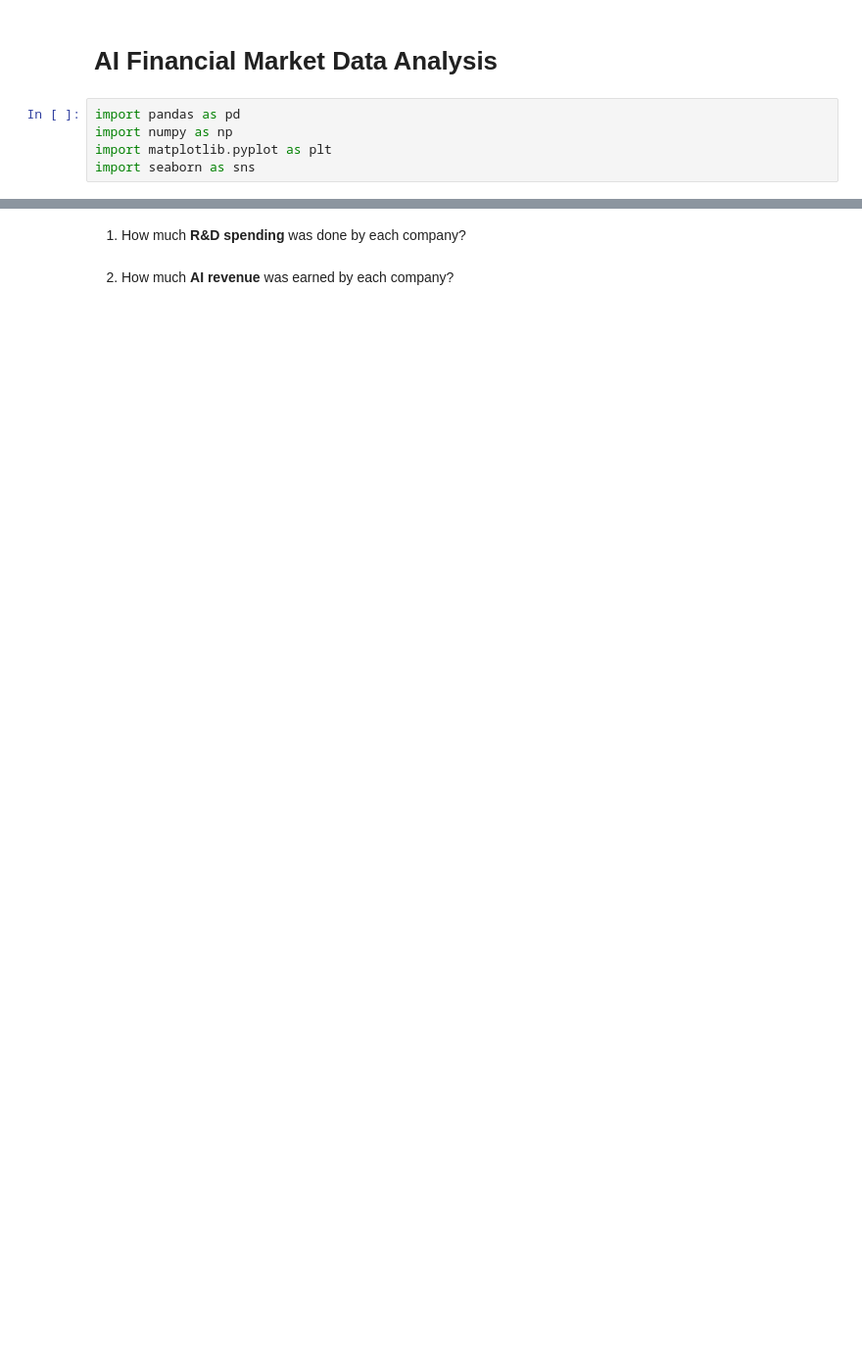
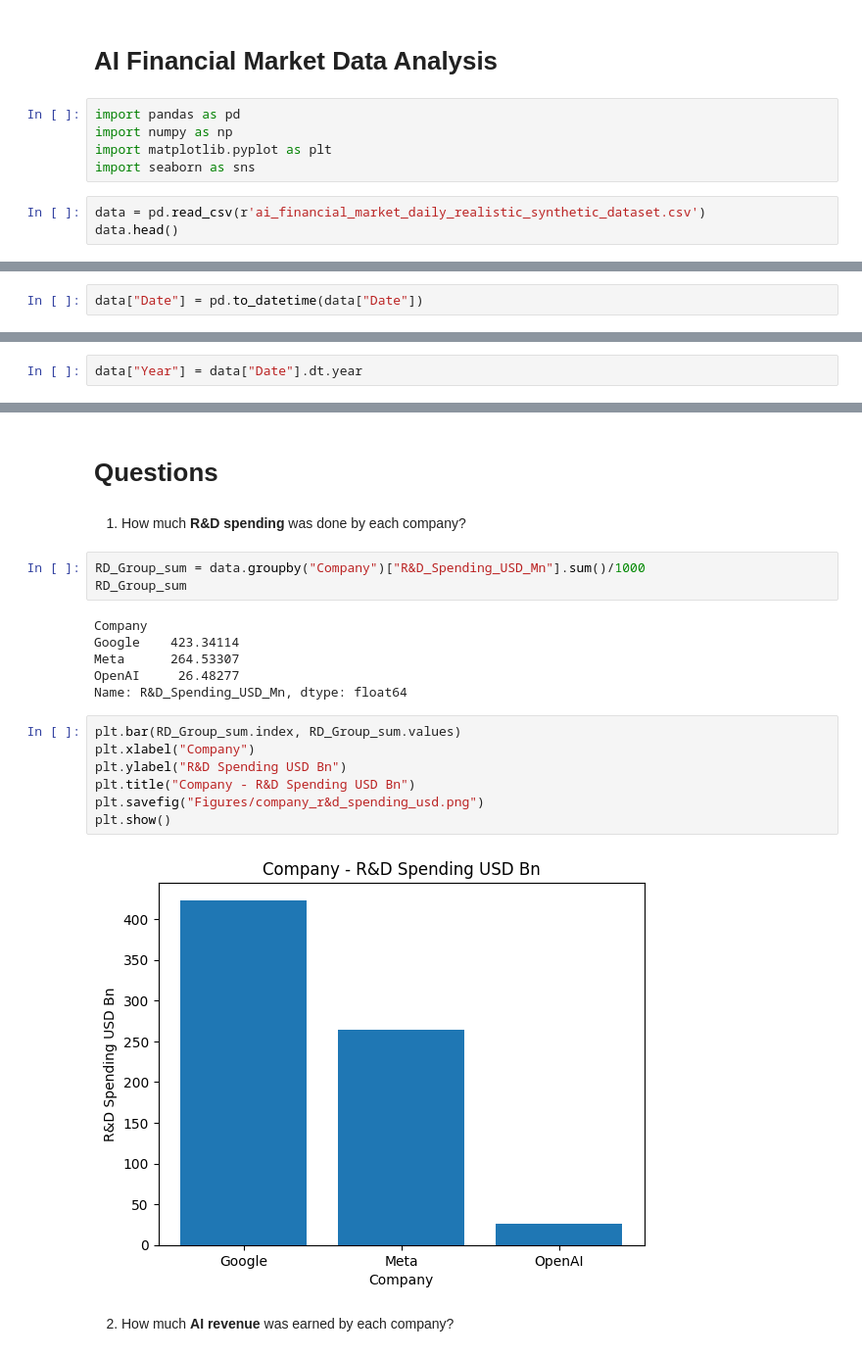
Before and after one commit to sankajithdjinasena/DataAnalysisProjects, a Jupyter notebook: AI_Financial_Market_Data_Analysis/AI_Financial_Market_Data_Analysis.ipynb, the cells around one changed output, grey strips where cells are left out. Shown: that part at 98% size. Cells and saved outputs as stored; diff of their text form; blank space fills up the shorter version.

Commit message:
AI Market Analyze Half

```diff
--- a/AI_Financial_Market_Data_Analysis/AI_Financial_Market_Data_Analysis.ipynb
+++ b/AI_Financial_Market_Data_Analysis/AI_Financial_Market_Data_Analysis.ipynb
@@ -5,3 +5,6 @@ import pandas as pd
 import numpy as np
 import matplotlib.pyplot as plt
 import seaborn as sns
+# %%
+data = pd.read_csv(r'ai_financial_market_daily_realistic_synthetic_dataset.csv')
+data.head()
@@ -7,0 +35,2 @@ import seaborn as sns
+# %%
+data["Date"] = pd.to_datetime(data["Date"])
@@ -7,0 +58,2 @@ import seaborn as sns
+# %%
+data["Year"] = data["Date"].dt.year
@@ -8,4 +81,24 @@ import seaborn as sns
+# %% [markdown]
+# Questions
 # %% [markdown]
 1. How much **R&D spending** was done by each company?
+# %%
+RD_Group_sum = data.groupby("Company")["R&D_Spending_USD_Mn"].sum()/1000
+RD_Group_sum
+# %% [output]
+Company
+Google    423.34114
+Meta      264.53307
+OpenAI     26.48277
+Name: R&D_Spending_USD_Mn, dtype: float64
+# %%
+plt.bar(RD_Group_sum.index, RD_Group_sum.values)
+plt.xlabel("Company")
+plt.ylabel("R&D Spending USD Bn")
+plt.title("Company - R&D Spending USD Bn")
+plt.savefig("Figures/company_r&d_spending_usd.png")
+plt.show()
+# %% [output]
+[figure, added]
 # %% [markdown]
 2. How much **AI revenue** was earned by each company?
```
Also changed, not shown: parts of 19 cells of this notebook, 6 other files.
